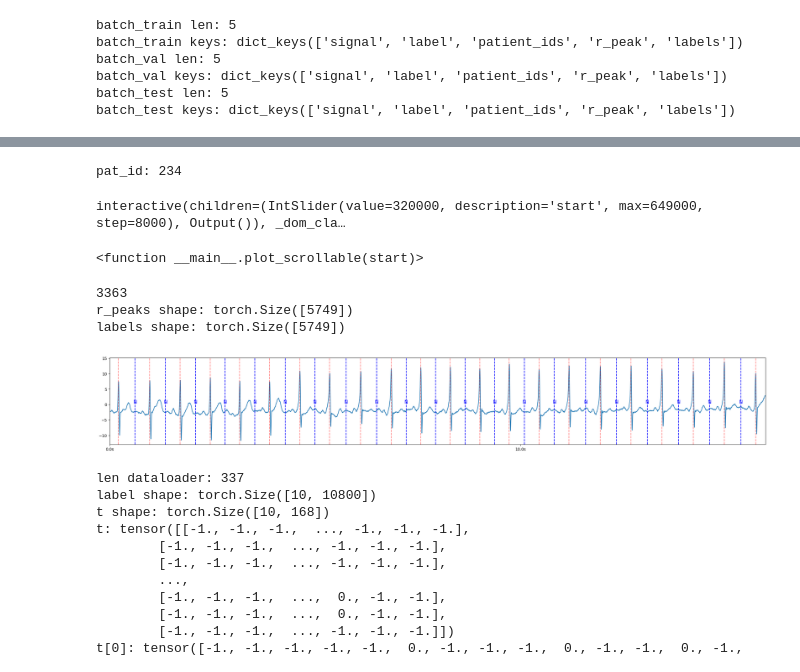
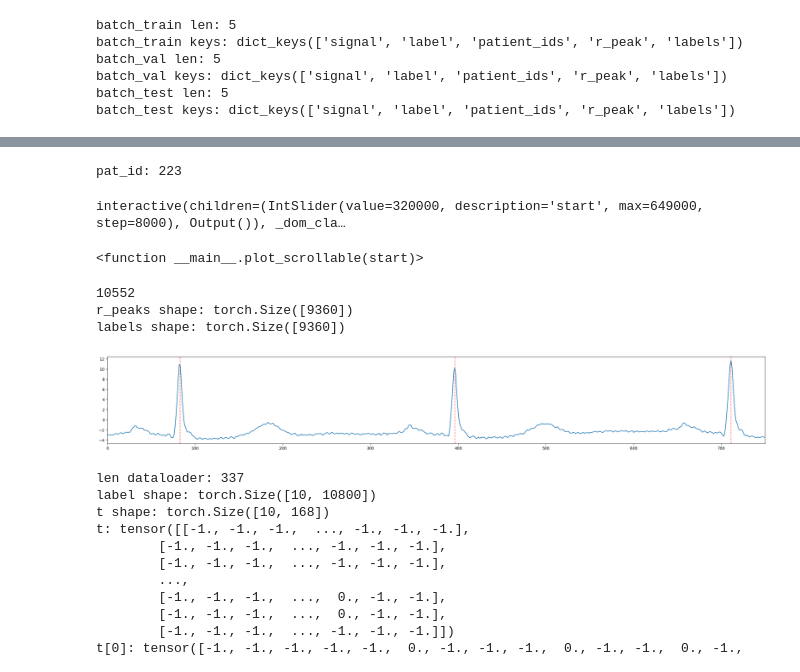
Before and after one commit to Lobster1911/bench-xecg-indian-benchmark, a Jupyter notebook: test.ipynb, the cells around one changed output, grey strips where cells are left out. Cells and saved outputs as stored; diff of their text form; code cells hidden in the pictures.

```diff
--- a/test.ipynb
+++ b/test.ipynb
@@ -21,6 +21,8 @@ class DatasetArgs:
         self.leads = ['*']
         self.name = 'static'
         self.win_len = 5400
+        self.bidirectional = False
+        self.skip_majority_class_samples = True
 
 # dataset = ECGCODE15Dataset(DatasetArgs(), leads_to_use=['*'])
 # %%
@@ -66,12 +110,12 @@ batch_test keys: dict_keys(['signal', 'label', 'patient_ids', 'r_peak', 'labels'
 from matplotlib.widgets import Slider
 from ipywidgets import interact
 
-pat_id = dataset_mit_test.patients[-1]
+pat_id = dataset_mit.patients[-2]
 print('pat_id:', pat_id)
 # pat_id = 202
-patient = dataset_mit_test.signals[pat_id][:, 0]
-header = dataset_mit_test.headers[pat_id]
-annotations = dataset_mit_test.annotations[pat_id]
+patient = dataset_mit.signals[pat_id][:, 0]
+header = dataset_mit.headers[pat_id]
+annotations = dataset_mit.annotations[pat_id]
 # print(annotations.__dict__)
 
 def convert_label(symbol):
@@ -138,48 +182,49 @@ def plot_scrollable(start):
 
 interact(plot_scrollable, start=(0, len(patient) - 1000, 8000))
 # %% [output]
-pat_id: 234
+pat_id: 223
 interactive(children=(IntSlider(value=320000, description='start', max=649000, step=8000), Output()), _dom_cla…
 <function __main__.plot_scrollable(start)>
 # %%
 print(len(dataset_mit))
 sample = dataset_mit[1]
 
 print('r_peaks shape:', sample['r_peaks'].shape)
 print('labels shape:', sample['label'].shape)
 
 
 # plot sample and labels
 
-def plot_sample(sample):
+def plot_sample(sample, start, end):
     plt.figure(figsize=(30, 4))
-    plt.plot(sample['signal'][:, 1].numpy())
-    plt.xlim(0, len(sample['signal']))
+    signal = sample['signal'][start:end, 1]
+    plt.plot(signal.numpy())
+    plt.xlim(0, len(signal))
 
     # Convert x-axis ticks to seconds
-    plt.xticks(
-        ticks=range(0, len(sample['signal']), 3600),  # 360 samples per second, so 3600 for 10-second intervals
-        labels=[f"{x/360:.1f}s" for x in range(0, len(sample['signal']), 3600)]
-    )
+    #plt.xticks(
+    #    ticks=range(0, len(signal), 3600),  # 360 samples per second, so 3600 for 10-second intervals
+    #    labels=[f"{x/360:.1f}s" for x in range(0, len(signal), 3600)]
+    #)
 
     # add a red dotted vertical line when the r_peaks is 1
     for i, r_peak in enumerate(sample['r_peaks']):
-        if r_peak == 1:
-            plt.axvline(x=i, color='red', linestyle='--', alpha=0.5)
+        if r_peak == 1 and i < end and i >= start:
+            plt.axvline(x=i - start, color='red', linestyle='--', alpha=0.5)
 
     # add a blue dotted vertical line when the label is not -1
-    for i, label in enumerate(sample['label']):
-        if label != -1:
-            plt.axvline(x=i, color='blue', linestyle='--')
-            lolz = int_to_label(int(label))
-            plt.text(i, 0, str(lolz), color='blue', fontsize=12, ha='center', va='bottom')
+    #for i, label in enumerate(sample['label']):
+    #    if label != -1 and i < end and i >= start:
+    #        plt.axvline(x=i - start, color='blue', linestyle='--')
+    #        lolz = int_to_label(int(label))
+    #        # plt.text(i - start, 0, str(lolz), color='blue', fontsize=12, ha='center', va='bottom')
 
-plot_sample(sample)
+plot_sample(sample, 0, 750)
 # %% [output]
-3363
-r_peaks shape: torch.Size([5749])
-labels shape: torch.Size([5749])
+10552
+r_peaks shape: torch.Size([9360])
+labels shape: torch.Size([9360])
-[figure, old version]
+[figure, new version]
 # %%
 from utils.train_utils import patch_target_pointwise
 from dataset.mit_bih import collate_fn
```
Also changed, not shown: parts of 4 cells of this notebook, 11 other files.
